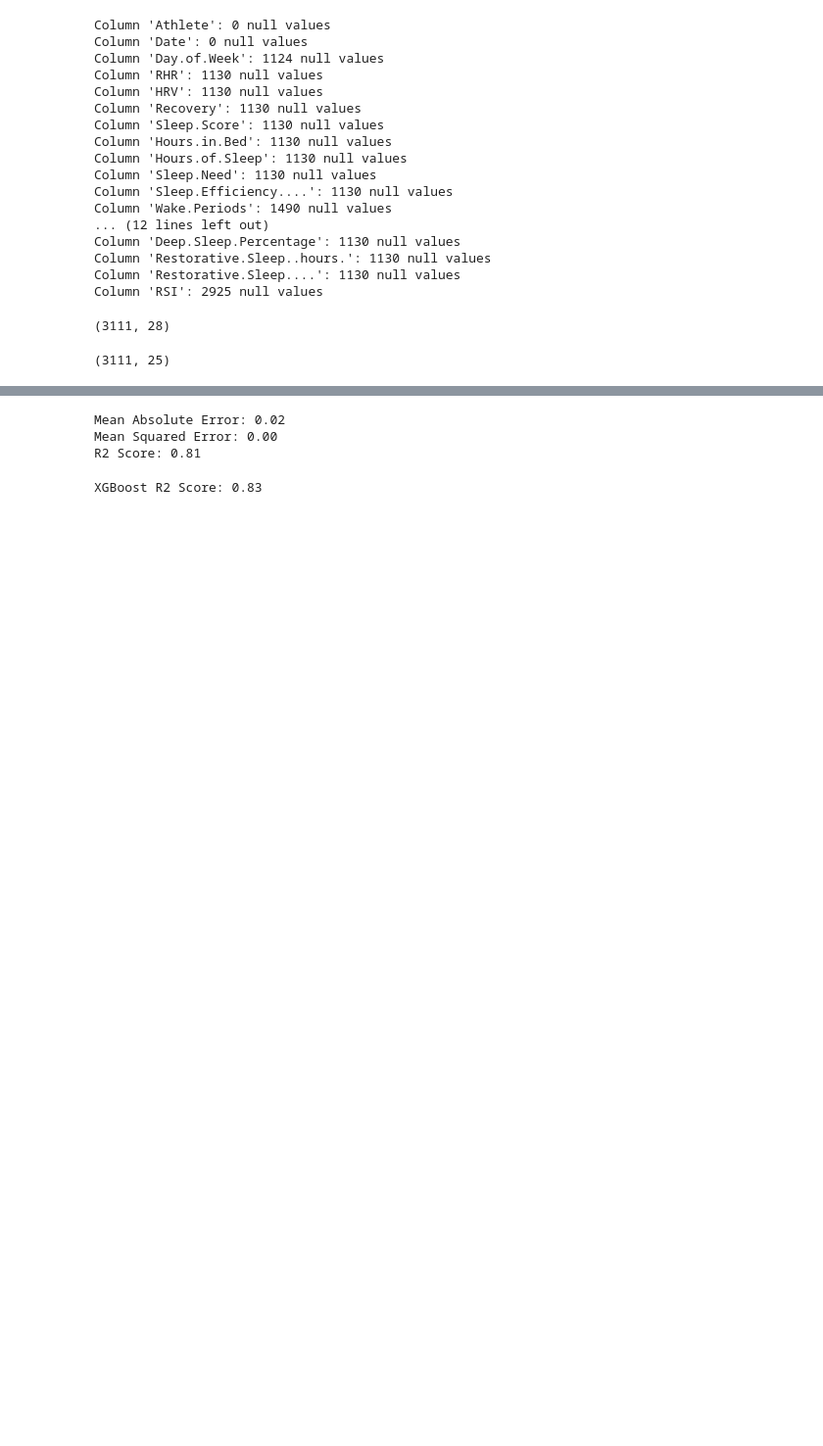
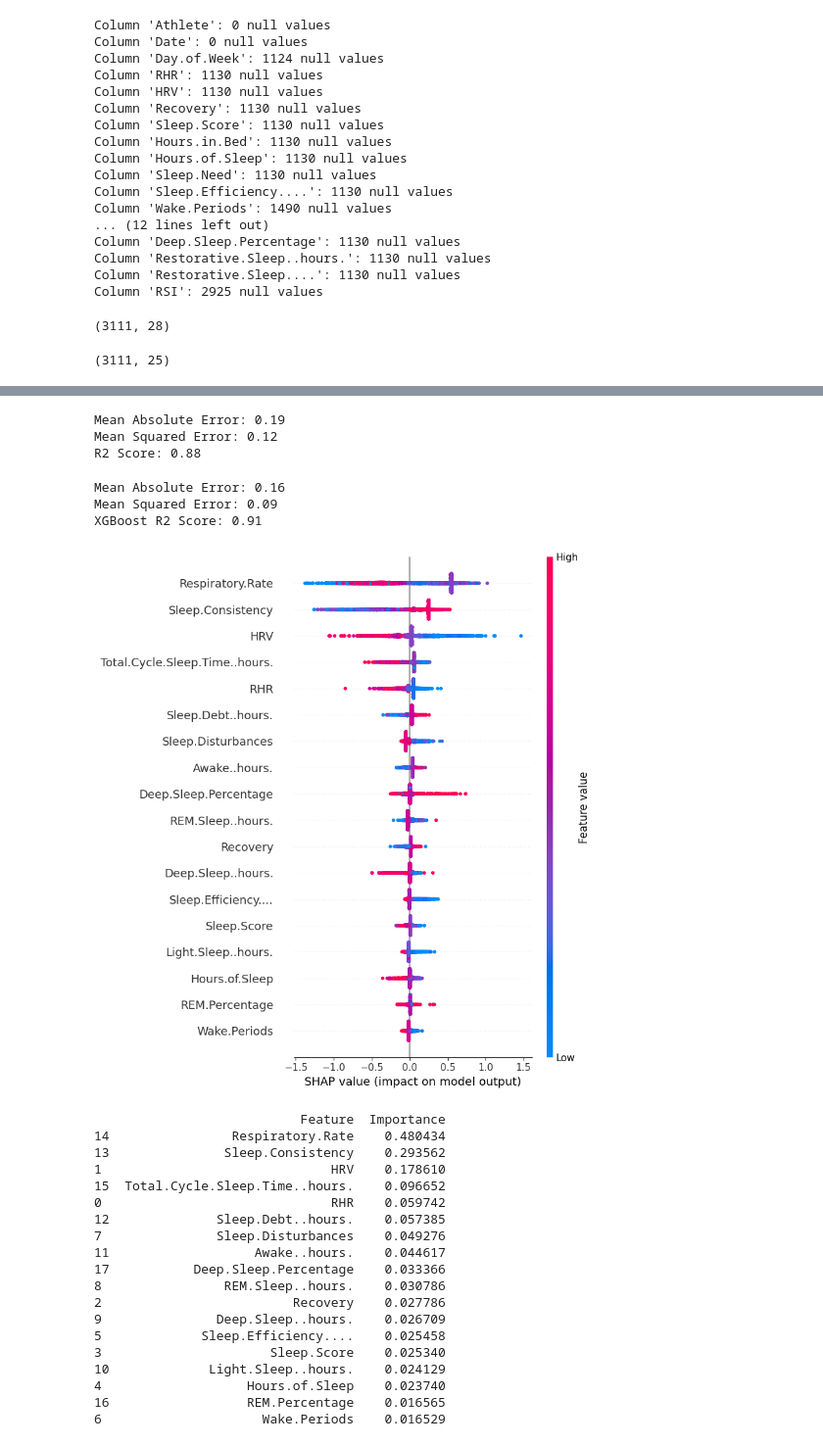
Before and after one commit to rahil247/ML_2025_6_The-OverFitters, a Jupyter notebook: Codes/TheOverFitters.ipynb, the cells around one changed output, grey strips where cells are left out. Shown at 98% size. Drawn from its saved outputs; the diff is of its cells as text; code cells hidden in the pictures; blank space fills up the shorter version.

Commit message:
Prediction Models Added

```diff
--- a/Codes/TheOverFitters.ipynb
+++ b/Codes/TheOverFitters.ipynb
@@ -220,7 +247,7 @@ y = df_reduced["RSI"]
 
 X_train, X_test, y_train, y_test = train_test_split(X, y, test_size=0.2, random_state=42)
 
-model = RandomForestRegressor(n_estimators=100,random_state=42)
+model = RandomForestRegressor(n_estimators=200,random_state=42)
 model.fit(X_train, y_train)
 
 y_pred = model.predict(X_test)
@@ -234,20 +261,72 @@ print(f"Mean Absolute Error: {mae:.2f}")
 print(f"Mean Squared Error: {mse:.2f}")
 print(f"R2 Score: {r2:.2f}")
 # %% [output]
-Mean Absolute Error: 0.02
-Mean Squared Error: 0.00
-R2 Score: 0.81
+Mean Absolute Error: 0.19
+Mean Squared Error: 0.12
+R2 Score: 0.88
 # %%
-from xgboost import XGBRegressor
+import xgboost as xgb
 
-model = XGBRegressor(n_estimators=100, learning_rate=0.05, random_state=42)
+model = xgb.XGBRegressor(n_estimators=200, learning_rate=0.05, random_state=42)
 model.fit(X_train, y_train)
 
 y_pred = model.predict(X_test)
 
 # Evaluation
+mae = mean_absolute_error(y_test, y_pred)
+mse = mean_squared_error(y_test, y_pred)
 r2 = r2_score(y_test, y_pred)
 
+print(f"Mean Absolute Error: {mae:.2f}")
+print(f"Mean Squared Error: {mse:.2f}")
 print(f"XGBoost R2 Score: {r2:.2f}")
 # %% [output]
-XGBoost R2 Score: 0.83
+Mean Absolute Error: 0.16
+Mean Squared Error: 0.09
+XGBoost R2 Score: 0.91
+# %%
+import shap
+
+# Create SHAP explainer
+explainer = shap.Explainer(model, X)
+shap_values = explainer(X)
+
+# Summary plot (Feature importance visualization)
+shap.summary_plot(shap_values, X)
+
+# Get mean absolute SHAP values for each feature
+shap_importance = np.abs(shap_values.values).mean(axis=0)
+
+# Store as an array of (feature, importance) pairs
+feature_importance_array = np.array(list(zip(X.columns, shap_importance)))
+
+# Convert to DataFrame for better readability
+shap_importance_df = pd.DataFrame(feature_importance_array, columns=["Feature", "Importance"])
+
+# Sort by importance (descending)
+shap_importance_df["Importance"] = shap_importance_df["Importance"].astype(float)
+shap_importance_df = shap_importance_df.sort_values(by="Importance", ascending=False)
+
+# Display the top features
+print(shap_importance_df)
+# %% [output]
+[figure, added]
+                           Feature  Importance
+14                Respiratory.Rate    0.480434
+13               Sleep.Consistency    0.293562
+1                              HRV    0.178610
+15  Total.Cycle.Sleep.Time..hours.    0.096652
+0                              RHR    0.059742
+12              Sleep.Debt..hours.    0.057385
+7               Sleep.Disturbances    0.049276
+11                   Awake..hours.    0.044617
+17           Deep.Sleep.Percentage    0.033366
+8                REM.Sleep..hours.    0.030786
+2                         Recovery    0.027786
+9               Deep.Sleep..hours.    0.026709
+5             Sleep.Efficiency....    0.025458
+3                      Sleep.Score    0.025340
+10             Light.Sleep..hours.    0.024129
+4                   Hours.of.Sleep    0.023740
+16                  REM.Percentage    0.016565
+6                     Wake.Periods    0.016529
```
Also changed, not shown: parts of 11 cells of this notebook, 3 other files.
